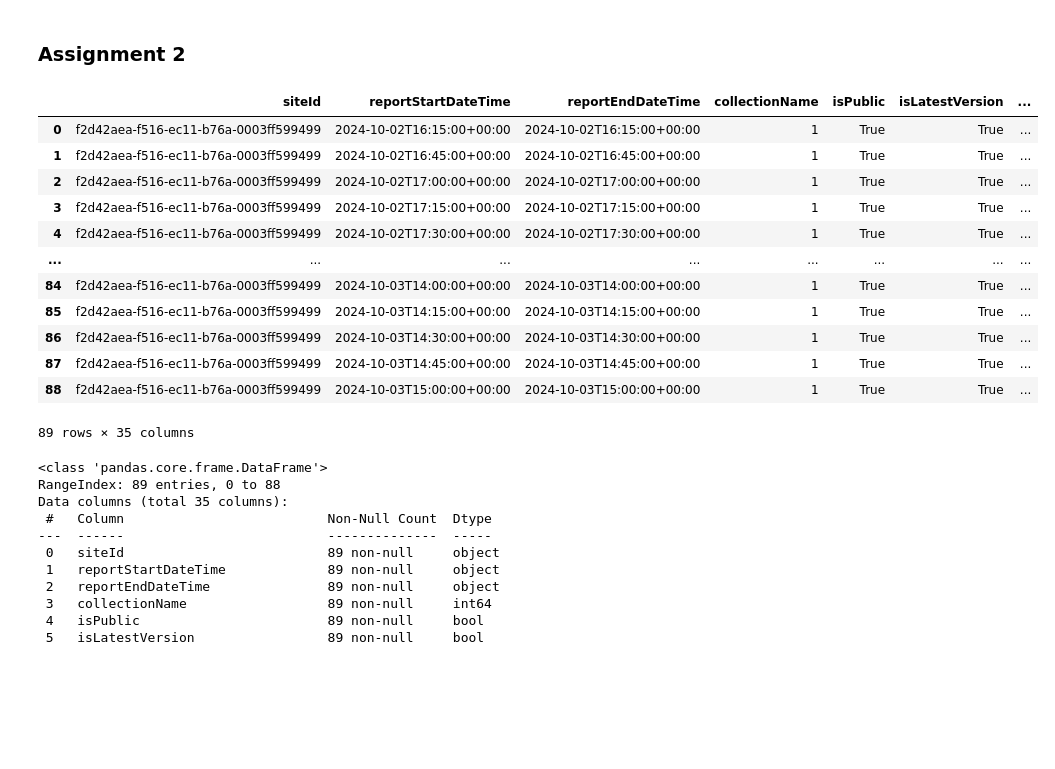
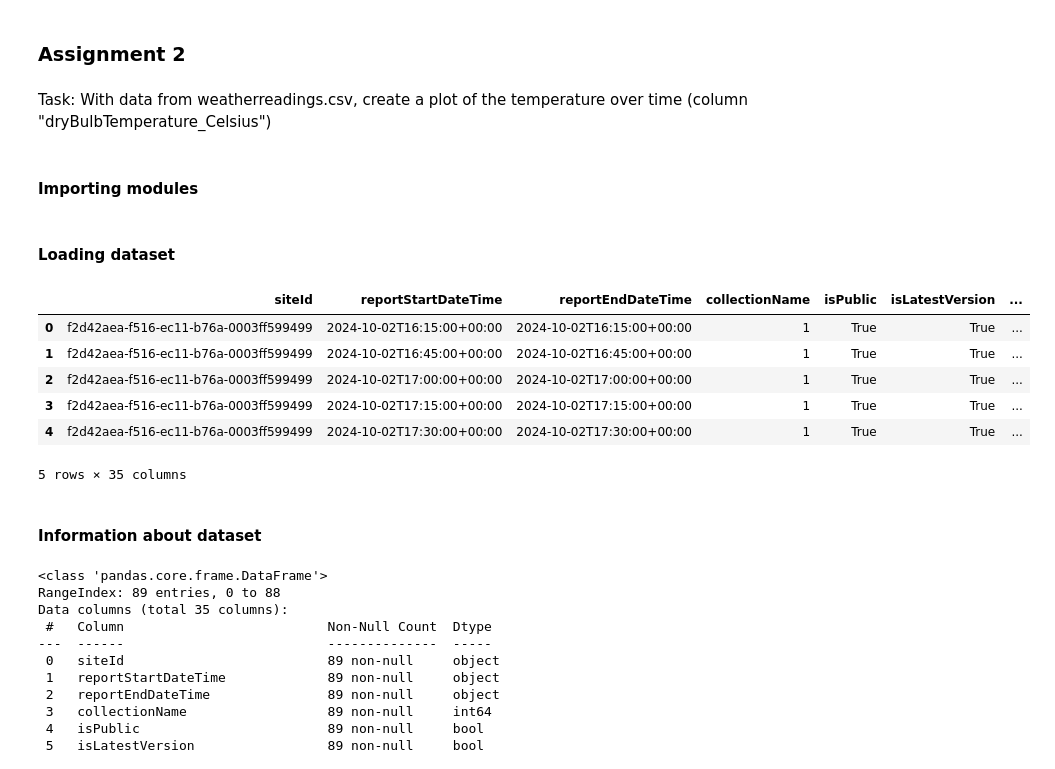
Before and after one commit to lmacakova/PFDA, a Jupyter notebook: pfda_assignments/assignment2-weather.ipynb, the cells around one changed output. Saved outputs shown, nothing was run; the diff lists cells and outputs as text; code cells hidden in the pictures; blank space fills up the shorter version.

```diff
--- a/pfda_assignments/assignment2-weather.ipynb
+++ b/pfda_assignments/assignment2-weather.ipynb
@@ -1,5 +1,9 @@
 # %% [markdown]
 ### Assignment 2
+# %% [markdown]
+Task: With data from weatherreadings.csv, create a plot of the temperature over time (column "dryBulbTemperature_Celsius")
+# %% [markdown]
+#### Importing modules
 # %%
 import csv
 import matplotlib.pyplot as plt
@@ -8,23 +14,21 @@ import numpy as np
+# %% [markdown]
+#### Loading dataset
 # %%
 FILENAME= "weatherreadings.csv"
 DATADIR = "../pfda_assignments/"
 
-df = pd.read_csv(DATADIR + FILENAME)
-df.head(89)
+df = pd.read_csv(DATADIR + FILENAME, header=0)
+df.head(5)
 # %% [output]
 |  | siteId | reportStartDateTime | reportEndDateTime | collectionName | isPublic | isLatestVersion | ... |
 | 0 | f2d42aea-f516-ec11-b76a-0003ff599499 | 2024-10-02T16:15:00+00:00 | 2024-10-02T16:15:00+00:00 | 1 | True | True | ... |
 | 1 | f2d42aea-f516-ec11-b76a-0003ff599499 | 2024-10-02T16:45:00+00:00 | 2024-10-02T16:45:00+00:00 | 1 | True | True | ... |
 | 2 | f2d42aea-f516-ec11-b76a-0003ff599499 | 2024-10-02T17:00:00+00:00 | 2024-10-02T17:00:00+00:00 | 1 | True | True | ... |
 | 3 | f2d42aea-f516-ec11-b76a-0003ff599499 | 2024-10-02T17:15:00+00:00 | 2024-10-02T17:15:00+00:00 | 1 | True | True | ... |
 | 4 | f2d42aea-f516-ec11-b76a-0003ff599499 | 2024-10-02T17:30:00+00:00 | 2024-10-02T17:30:00+00:00 | 1 | True | True | ... |
-| ... | ... | ... | ... | ... | ... | ... | ... |
-| 84 | f2d42aea-f516-ec11-b76a-0003ff599499 | 2024-10-03T14:00:00+00:00 | 2024-10-03T14:00:00+00:00 | 1 | True | True | ... |
-| 85 | f2d42aea-f516-ec11-b76a-0003ff599499 | 2024-10-03T14:15:00+00:00 | 2024-10-03T14:15:00+00:00 | 1 | True | True | ... |
-| 86 | f2d42aea-f516-ec11-b76a-0003ff599499 | 2024-10-03T14:30:00+00:00 | 2024-10-03T14:30:00+00:00 | 1 | True | True | ... |
-| 87 | f2d42aea-f516-ec11-b76a-0003ff599499 | 2024-10-03T14:45:00+00:00 | 2024-10-03T14:45:00+00:00 | 1 | True | True | ... |
-| 88 | f2d42aea-f516-ec11-b76a-0003ff599499 | 2024-10-03T15:00:00+00:00 | 2024-10-03T15:00:00+00:00 | 1 | True | True | ... |
-89 rows × 35 columns
+5 rows × 35 columns
+# %% [markdown]
+#### Information about dataset
 # %%
 df.info()
 # %% [output]
```
Also changed, not shown: parts of 10 cells of this notebook, 6 other files.
